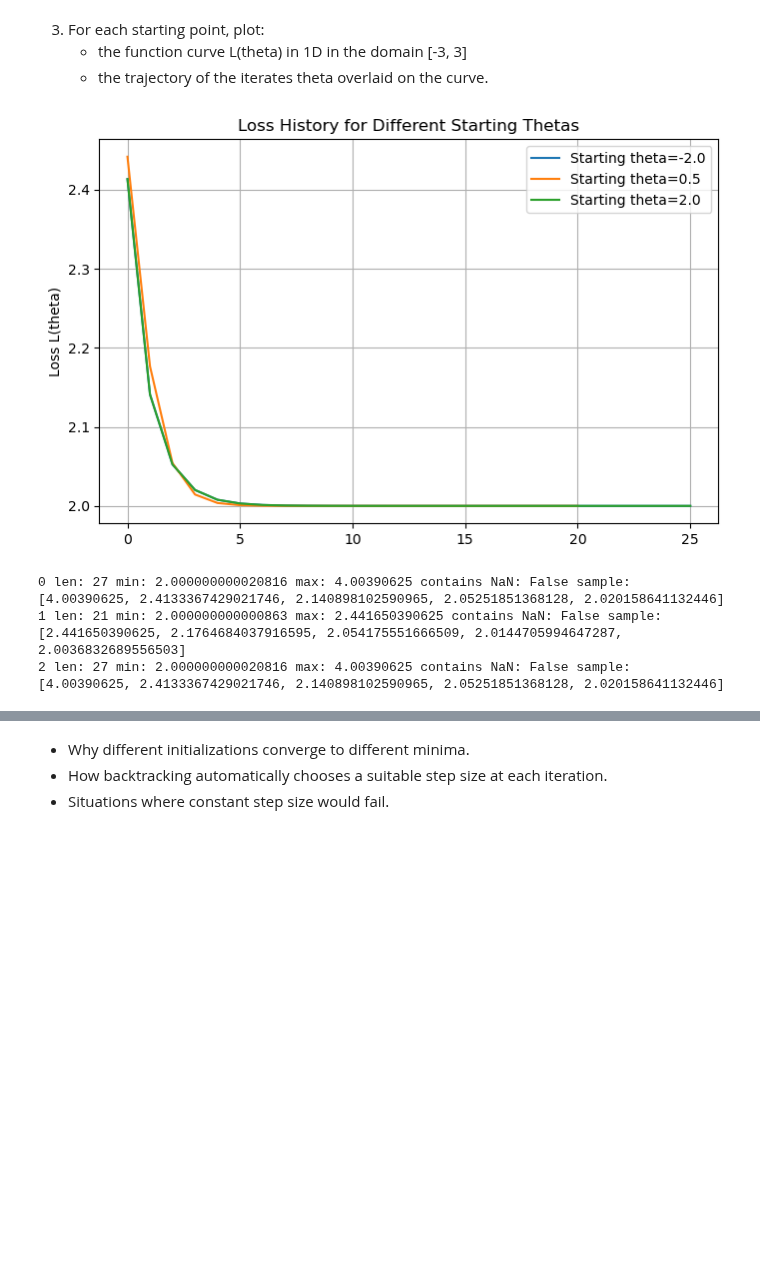
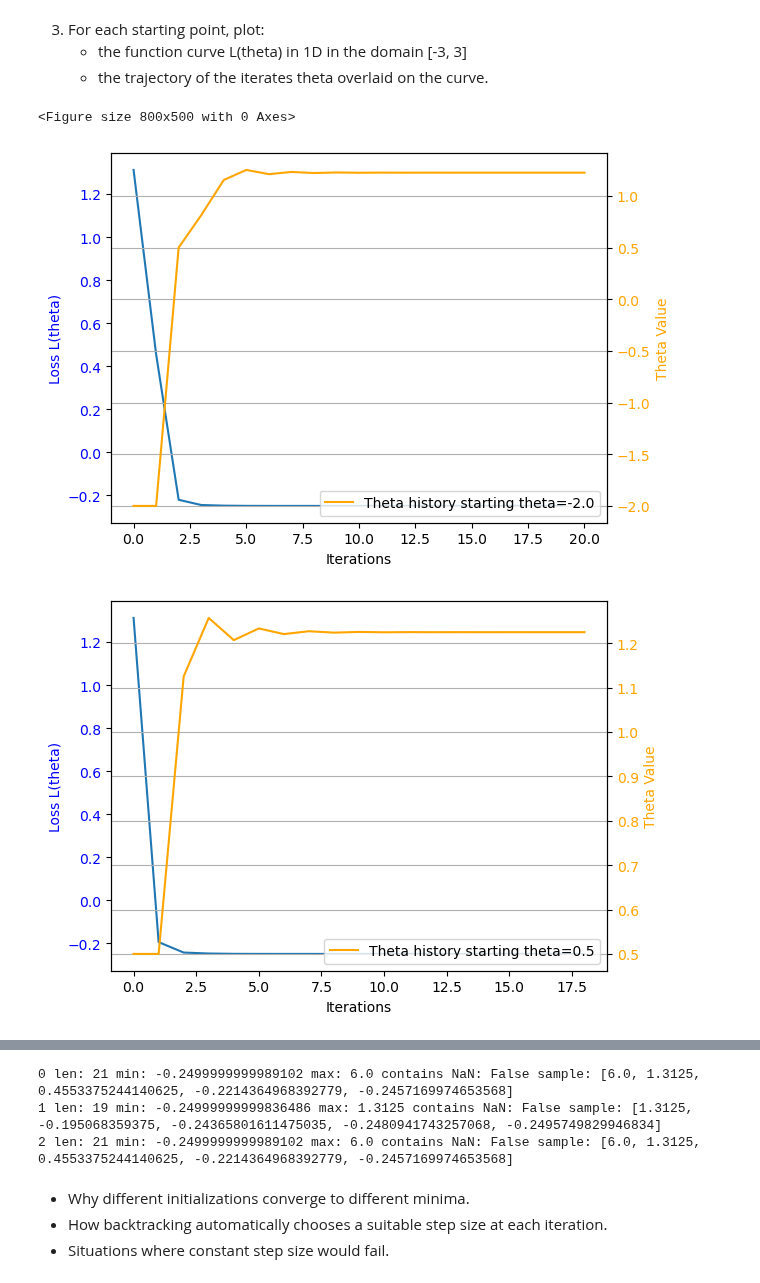
Before and after one commit to SonOfGillas/Satistical_and_Mathematical_Methods_for_machine_learning, a Jupyter notebook: homework/homework-1.ipynb, the cells around one changed output, grey strips where cells are left out. Cells and saved outputs as stored; diff of their text form; code cells hidden in the pictures; blank space fills up the shorter version.

```diff
--- a/homework/homework-1.ipynb
+++ b/homework/homework-1.ipynb
@@ -116,10 +116,10 @@ Relate your observations to the discussion in class about:
 # Exercise 2: Backtracking Line Search
 # %%
 def l(theta):
-    return theta**4 + 3*(theta**2) + 2
+    return theta**4 - 3*(theta**2) + 2
 
 def grad_l(theta):
-    return 4*(theta**3) + 6*theta
+    return 4*(theta**3) - 6*theta
 # %% [markdown]
 Implement Gradient Descent with Backtracking, using the Armijo condition, considering the backtracking(...) function from class.
 # %%
@@ -139,8 +139,8 @@ def backtracking(L, grad_L, theta, eta0=1.0, beta=0.5, c=1e-4):
     return eta
 # %%
 def GD_backtracking(l, grad_l, theta_0, maxit, eta, tolL, tolTheta):
-    loss_history = []
-    theta_history = []
+    loss_history = [l(theta_0)]
+    theta_history = [theta_0]
 
     # GD step
     for k in range(maxit):
@@ -190,26 +190,33 @@ Starting theta: 2.0  Optimal theta: -1.646331206943718e-06  iterations: 27
 # %%
 plt.figure(figsize=(8, 5))
 for i, loss_history in enumerate(loss_histories):
     # array con solo i valori in [-3, 3]
     filter_loss_in_range = [loss for loss in loss_history if -3 <= loss <= 3]
-    plt.plot(filter_loss_in_range, label=f'Starting theta={starting_thetas[i]}')
-    plt.ylabel('Loss L(theta)')
-    plt.title('Loss History for Different Starting Thetas')
+    fig, ax1 = plt.subplots()
+    ax1.set_xlabel('Iterations')
+    ax1.set_ylabel('Loss L(theta)', color='blue')
+    ax1.plot(filter_loss_in_range, label=f'Starting theta={starting_thetas[i]}')
+    ax1.tick_params(axis='y', labelcolor='blue')
+
+    ax2 = ax1.twinx()
+    ax2.set_ylabel('Theta Value', color='orange')
+    ax2.plot(theta_histories[i], color='orange', label=f'Theta history starting theta={starting_thetas[i]}')
+    ax2.tick_params(axis='y', labelcolor='orange')
+
     plt.legend()
     plt.grid()
 
 plt.show()
 
 # Starting theta 2 and -2 have the same loss history because of symmetry
 
 for i, hist in enumerate(loss_histories):
     print(i, "len:", len(hist),
           "min:", np.nanmin(hist) if len(hist)>0 else None,
           "max:", np.nanmax(hist) if len(hist)>0 else None,
           "contains NaN:", np.isnan(hist).any() if len(hist)>0 else None,
           "sample:", hist[:5])
 # %% [output]
+<Figure size 800x500 with 0 Axes>
-[figure, old version]
+[figure, new version]
-0 len: 27 min: 2.000000000020816 max: 4.00390625 contains NaN: False sample: [4.00390625, 2.4133367429021746, 2.140898102590965, 2.05251851368128, 2.020158641132446]
-1 len: 21 min: 2.000000000000863 max: 2.441650390625 contains NaN: False sample: [2.441650390625, 2.1764684037916595, 2.054175551666509, 2.0144705994647287, 2.0036832689556503]
-2 len: 27 min: 2.000000000020816 max: 4.00390625 contains NaN: False sample: [4.00390625, 2.4133367429021746, 2.140898102590965, 2.05251851368128, 2.020158641132446]
+[figure, added]
@@ -216,3 +224,6 @@ for i, hist in enumerate(loss_histories):
+0 len: 21 min: -0.2499999999989102 max: 6.0 contains NaN: False sample: [6.0, 1.3125, 0.4553375244140625, -0.2214364968392779, -0.2457169974653568]
+1 len: 19 min: -0.24999999999836486 max: 1.3125 contains NaN: False sample: [1.3125, -0.195068359375, -0.24365801611475035, -0.2480941743257068, -0.2495749829946834]
+2 len: 21 min: -0.2499999999989102 max: 6.0 contains NaN: False sample: [6.0, 1.3125, 0.4553375244140625, -0.2214364968392779, -0.2457169974653568]
 # %% [markdown]
 - Why different initializations converge to different minima.
 - How backtracking automatically chooses a suitable step size at each iteration.
```
Also changed, not shown: parts of 5 cells of this notebook, 1 other file.
